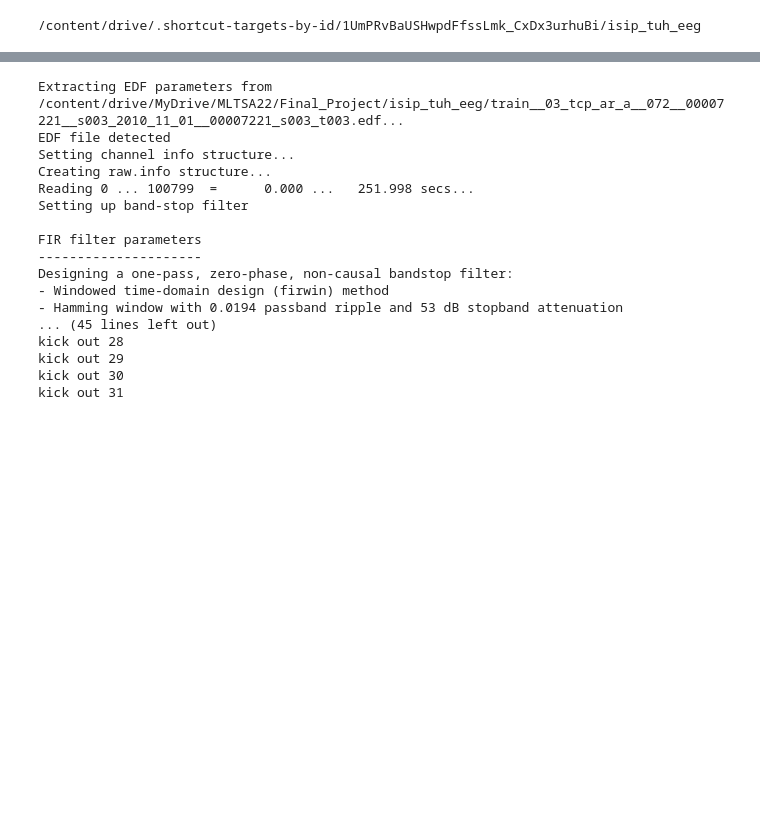
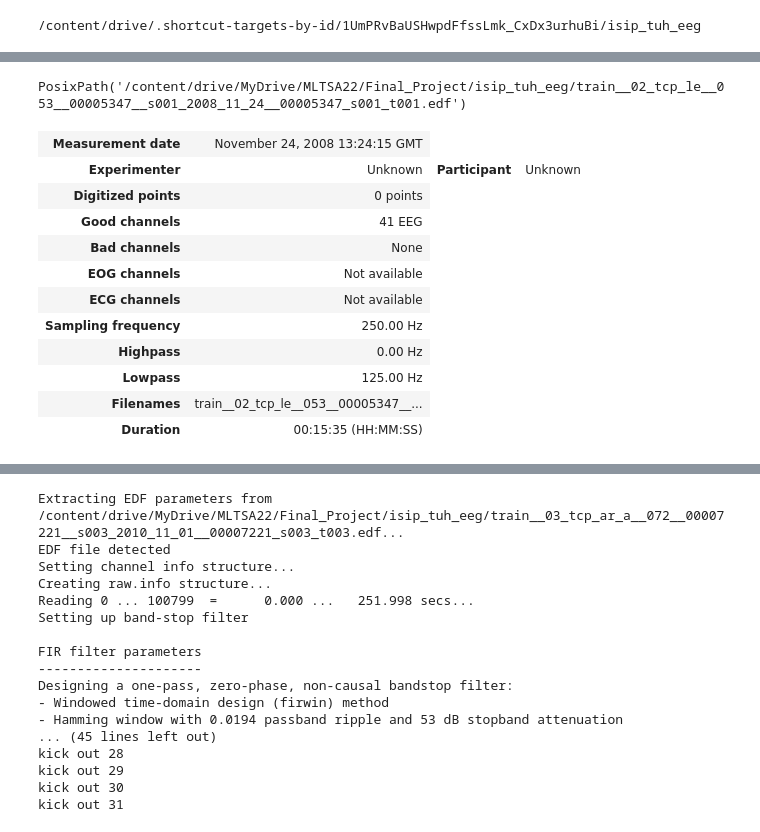
Before and after one commit to Janina712/MLTSA_FinalProject, a Jupyter notebook: Preprocess_pipeline.ipynb, the cells around one changed output, grey strips where cells are left out. Cells and saved outputs as stored; diff of their text form; code cells hidden in the pictures; blank space fills up the shorter version.

```diff
--- a/Preprocess_pipeline.ipynb
+++ b/Preprocess_pipeline.ipynb
@@ -114,0 +144,35 @@ data_files
+# %%
+file_path = drive_tuh_eeg_loc.joinpath(files_raw_df['filename'][7332])
+file_path
+# %% [output]
+PosixPath('/content/drive/MyDrive/MLTSA22/Final_Project/isip_tuh_eeg/train__02_tcp_le__053__00005347__s001_2008_11_24__00005347_s001_t001.edf')
+# %%
+edf_fnames_list = files_raw_df[
+  files_raw_df['file_ext'] == 'edf'
+]['filename']
+
+raw_files_dict = dict()
+for fname in tqdm(edf_fnames_list[:50]):
+  data_obj = mne.io.read_raw_edf(
+    file_path,
+    verbose=False,
+  )
+  raw_files_dict[fname] = data_obj
+# %%
+## access by filename
+raw_files_dict[
+  'train__03_tcp_ar_a__072__00007221__s003_2010_11_01__00007221_s003_t004.edf'
+]
+# %% [output]
+| Measurement date | November 24, 2008 13:24:15 GMT |
+| Experimenter | Unknown | Participant | Unknown |
+| Digitized points | 0 points |
+| Good channels | 41 EEG |
+| Bad channels | None |
+| EOG channels | Not available |
+| ECG channels | Not available |
+| Sampling frequency | 250.00 Hz |
+| Highpass | 0.00 Hz |
+| Lowpass | 125.00 Hz |
+| Filenames | train__02_tcp_le__053__00005347__... |
+| Duration | 00:15:35 (HH:MM:SS) |
```
Also changed, not shown: parts of 23 cells of this notebook.
